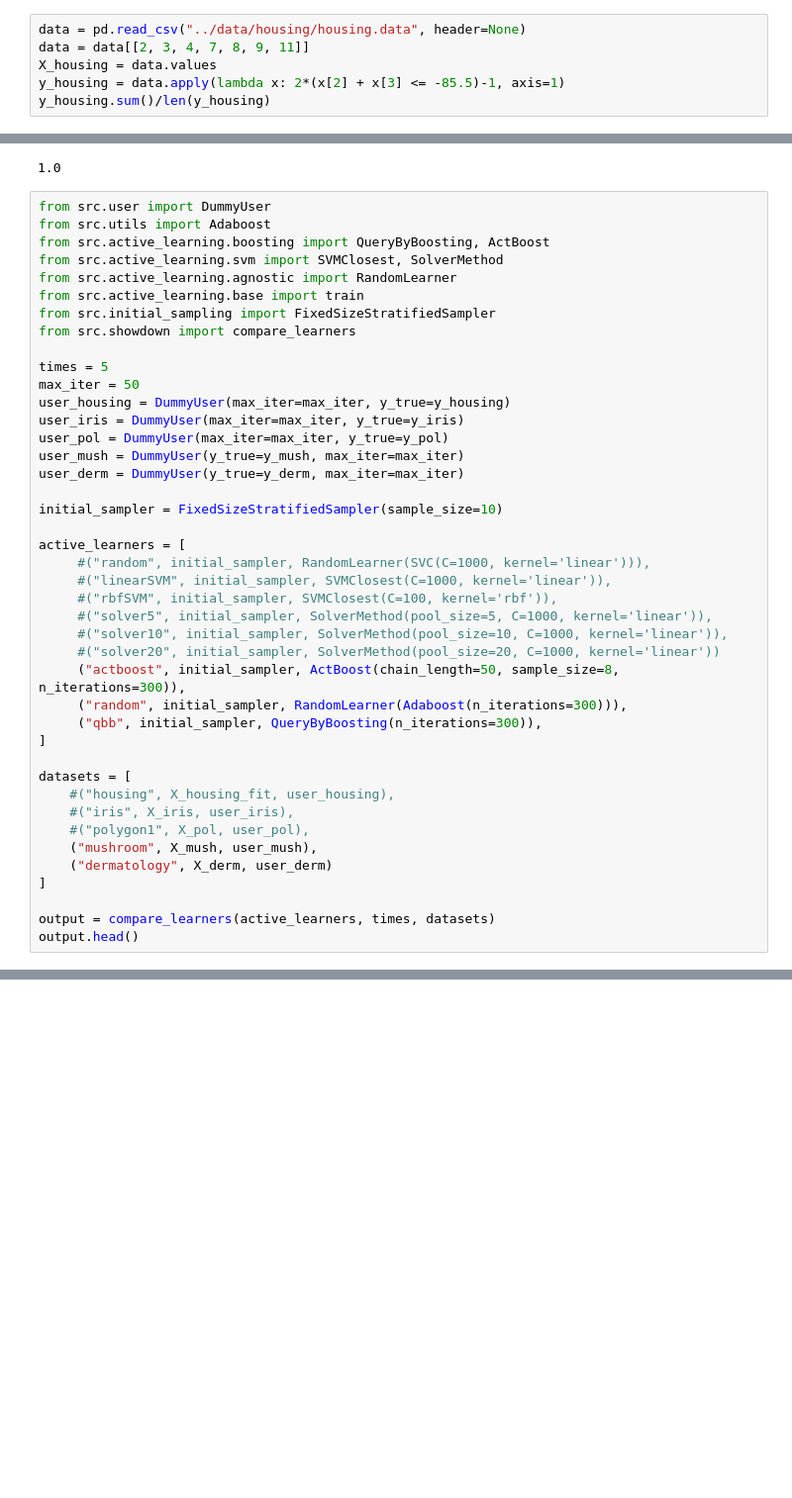
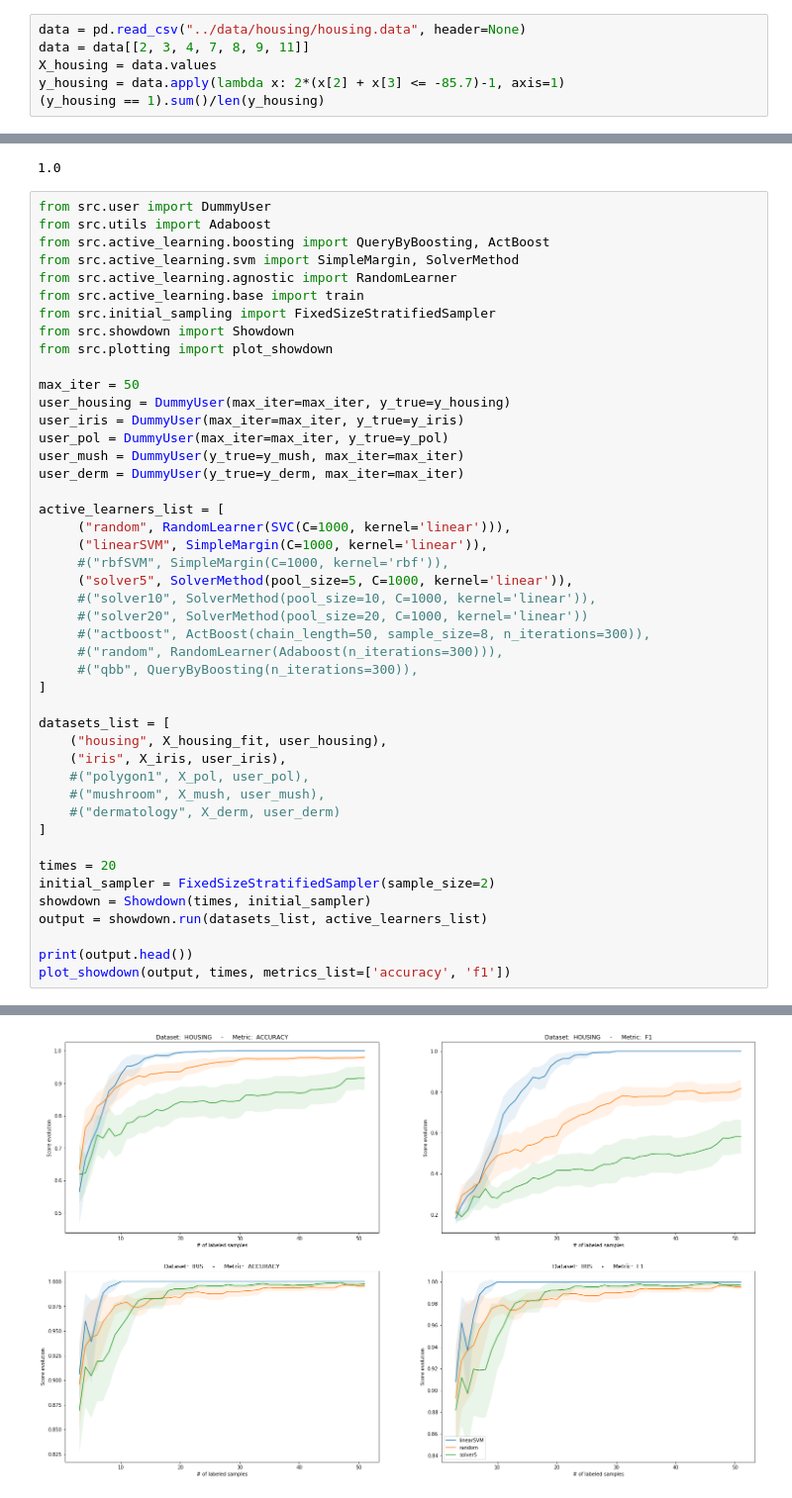
Before and after one commit to AIDEmeProject/PythonMiddleware, a Jupyter notebook: notebooks/svm test.ipynb, the cells around one changed output, grey strips where cells are left out. Shown at 99% size. Drawn from its saved outputs; the diff is of its cells as text; blank space fills up the shorter version.

Commit message:
refactored showdown and metrics

```diff
--- a/notebooks/svm test.ipynb
+++ b/notebooks/svm test.ipynb
@@ -35,6 +36,6 @@ See the caveats in the documentation: http://pandas.pydata.org/pandas-docs/stabl
 data = pd.read_csv("../data/housing/housing.data", header=None)
 data = data[[2, 3, 4, 7, 8, 9, 11]]
 X_housing = data.values
-y_housing = data.apply(lambda x: 2*(x[2] + x[3] <= -85.5)-1, axis=1)
-y_housing.sum()/len(y_housing)
+y_housing = data.apply(lambda x: 2*(x[2] + x[3] <= -85.7)-1, axis=1)
+(y_housing == 1).sum()/len(y_housing)
 # %% [output]
@@ -92,13 +93,13 @@ accuracy_score(clf.predict(X_housing_fit), y_housing)
 from src.user import DummyUser
 from src.utils import Adaboost
 from src.active_learning.boosting import QueryByBoosting, ActBoost
-from src.active_learning.svm import SVMClosest, SolverMethod
+from src.active_learning.svm import SimpleMargin, SolverMethod
 from src.active_learning.agnostic import RandomLearner
 from src.active_learning.base import train
 from src.initial_sampling import FixedSizeStratifiedSampler
-from src.showdown import compare_learners
+from src.showdown import Showdown
+from src.plotting import plot_showdown
 
-times = 5
 max_iter = 50
 user_housing = DummyUser(max_iter=max_iter, y_true=y_housing)
 user_iris = DummyUser(max_iter=max_iter, y_true=y_iris)
@@ -106,28 +107,31 @@ user_pol = DummyUser(max_iter=max_iter, y_true=y_pol)
 user_mush = DummyUser(y_true=y_mush, max_iter=max_iter)
 user_derm = DummyUser(y_true=y_derm, max_iter=max_iter)
 
-initial_sampler = FixedSizeStratifiedSampler(sample_size=10)
-
-active_learners = [
-     #("random", initial_sampler, RandomLearner(SVC(C=1000, kernel='linear'))),
-     #("linearSVM", initial_sampler, SVMClosest(C=1000, kernel='linear')),
-     #("rbfSVM", initial_sampler, SVMClosest(C=100, kernel='rbf')),
-     #("solver5", initial_sampler, SolverMethod(pool_size=5, C=1000, kernel='linear')),
-     #("solver10", initial_sampler, SolverMethod(pool_size=10, C=1000, kernel='linear')),
-     #("solver20", initial_sampler, SolverMethod(pool_size=20, C=1000, kernel='linear'))
-     ("actboost", initial_sampler, ActBoost(chain_length=50, sample_size=8, n_iterations=300)),
-     ("random", initial_sampler, RandomLearner(Adaboost(n_iterations=300))),
-     ("qbb", initial_sampler, QueryByBoosting(n_iterations=300)),
+active_learners_list = [
+     ("random", RandomLearner(SVC(C=1000, kernel='linear'))),
+     ("linearSVM", SimpleMargin(C=1000, kernel='linear')),
+     #("rbfSVM", SimpleMargin(C=1000, kernel='rbf')),
+     ("solver5", SolverMethod(pool_size=5, C=1000, kernel='linear')),
+     #("solver10", SolverMethod(pool_size=10, C=1000, kernel='linear')),
+     #("solver20", SolverMethod(pool_size=20, C=1000, kernel='linear'))
+     #("actboost", ActBoost(chain_length=50, sample_size=8, n_iterations=300)),
+     #("random", RandomLearner(Adaboost(n_iterations=300))),
+     #("qbb", QueryByBoosting(n_iterations=300)),
 ]
 
-datasets = [
-    #("housing", X_housing_fit, user_housing),
-    #("iris", X_iris, user_iris),
+datasets_list = [
+    ("housing", X_housing_fit, user_housing),
+    ("iris", X_iris, user_iris),
     #("polygon1", X_pol, user_pol),
-    ("mushroom", X_mush, user_mush),
-    ("dermatology", X_derm, user_derm)
+    #("mushroom", X_mush, user_mush),
+    #("dermatology", X_derm, user_derm)
 ]
 
-output = compare_learners(active_learners, times, datasets)
-output.head()
+times = 20
+initial_sampler = FixedSizeStratifiedSampler(sample_size=2)
+showdown = Showdown(times, initial_sampler)
+output = showdown.run(datasets_list, active_learners_list)
+
+print(output.head())
+plot_showdown(output, times, metrics_list=['accuracy', 'f1'])
 # %% [output]
@@ -143,0 +155 @@ output.head()
+[figure, added]
```
Also changed, not shown: parts of 4 cells of this notebook, 8 other files.
